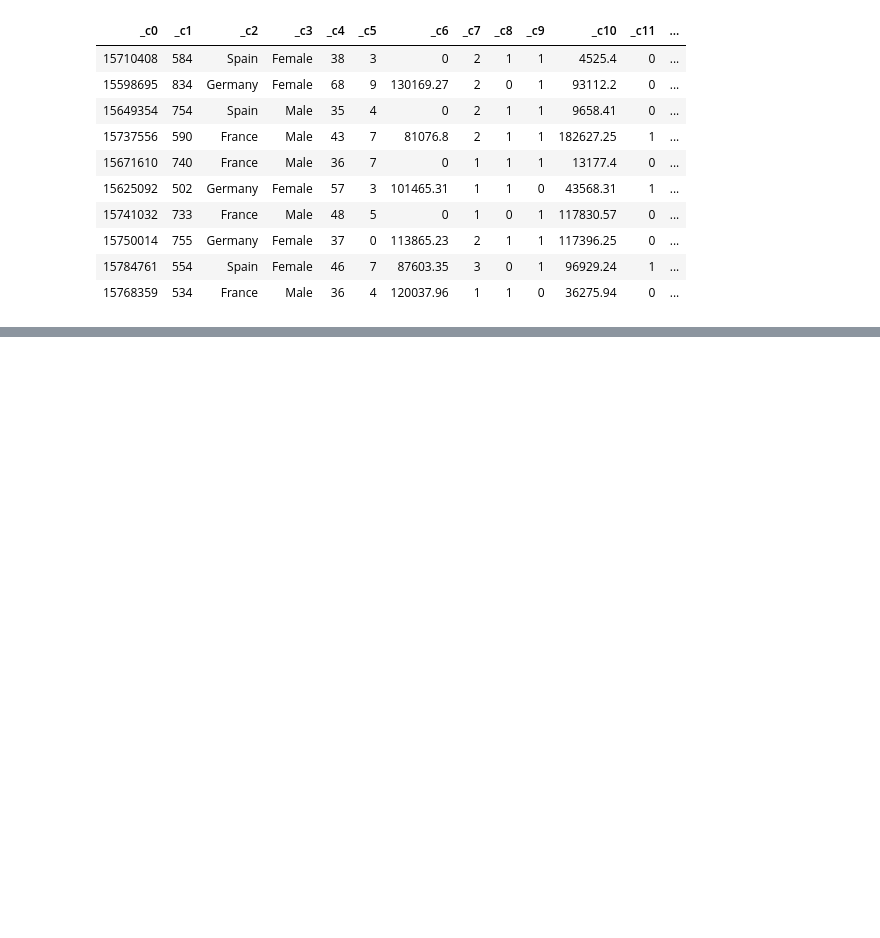
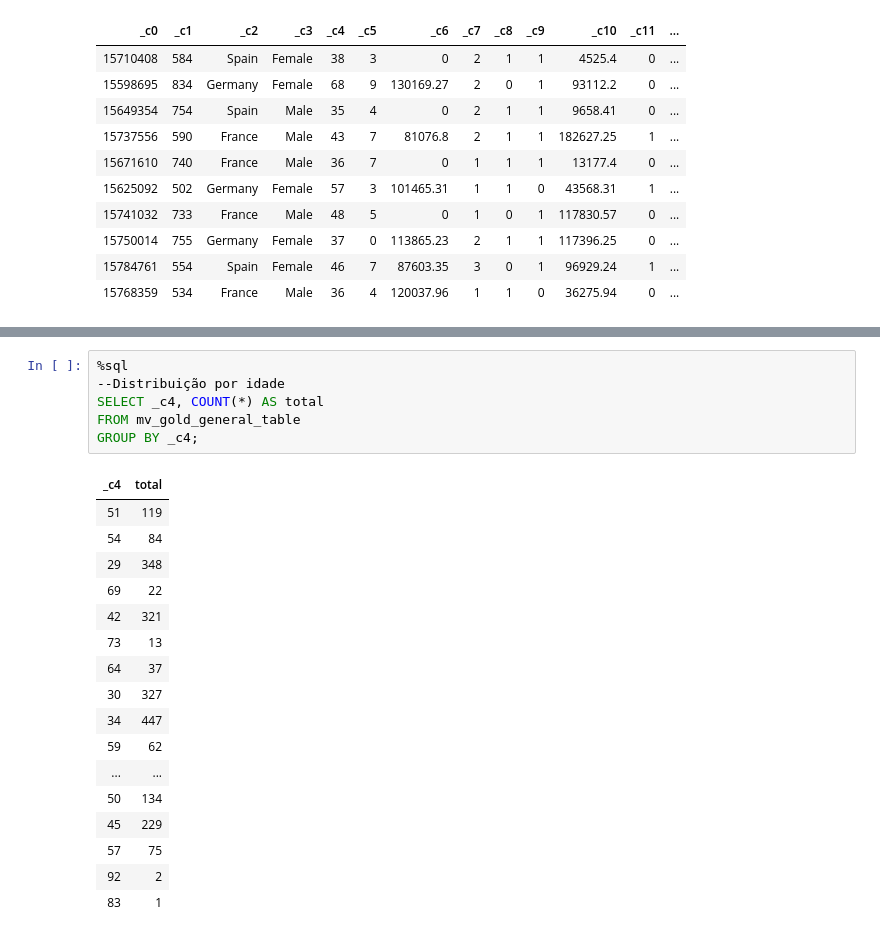
Before and after one commit to zulatopaula/MVP_CD_BankChurn, a Jupyter notebook: PZ_MVP_CD_BankChurn_DE_Final.ipynb, the cells around one changed output, grey strips where cells are left out. Saved outputs shown, nothing was run; the diff lists cells and outputs as text; blank space fills up the shorter version.

```diff
--- a/PZ_MVP_CD_BankChurn_DE_Final.ipynb
+++ b/PZ_MVP_CD_BankChurn_DE_Final.ipynb
@@ -239,0 +262,24 @@ SELECT * FROM mv_gold_general_table LIMIT 10
+# %%
+%sql
+--Distribuição por idade
+SELECT _c4, COUNT(*) AS total
+FROM mv_gold_general_table
+GROUP BY _c4;
+# %% [output]
+| _c4 | total |
+| 51 | 119 |
+| 54 | 84 |
+| 29 | 348 |
+| 69 | 22 |
+| 42 | 321 |
+| 73 | 13 |
+| 64 | 37 |
+| 30 | 327 |
+| 34 | 447 |
+| 59 | 62 |
+| ... | ... |
+| 50 | 134 |
+| 45 | 229 |
+| 57 | 75 |
+| 92 | 2 |
+| 83 | 1 |
```
Also changed, not shown: parts of 12 cells of this notebook.
